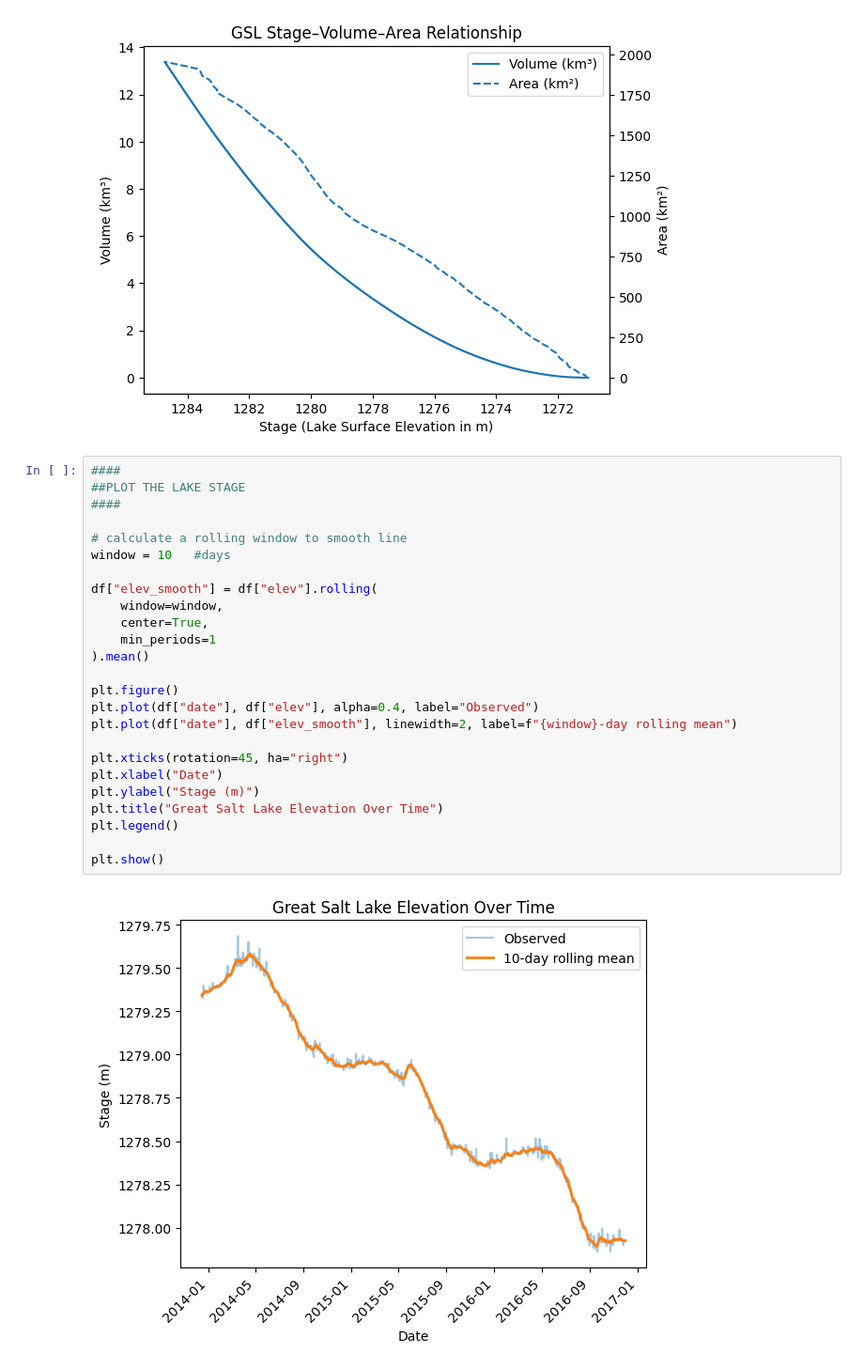
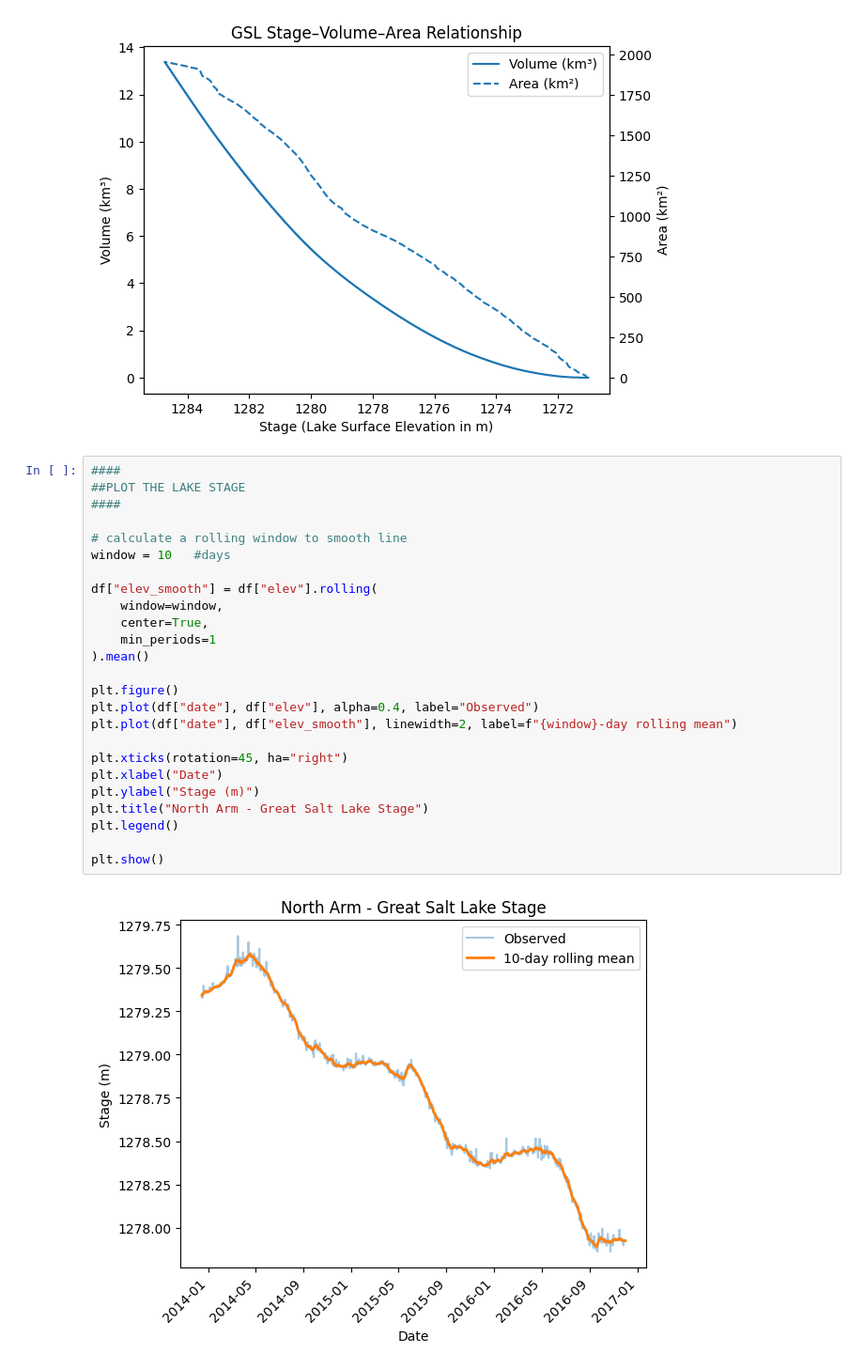
Before and after one commit to cjlinville/NorthArmGSL, a Jupyter notebook: ColtonCalcs_USGS.ipynb, the cells around one changed output. Shown at 94% size. Drawn from its saved outputs; the diff is of its cells as text.

```diff
--- a/ColtonCalcs_USGS.ipynb
+++ b/ColtonCalcs_USGS.ipynb
@@ -101,30 +101,30 @@ plt.show()
 # %%
 ####
 ##PLOT THE LAKE STAGE
 ####
 
 # calculate a rolling window to smooth line
 window = 10   #days
 
 df["elev_smooth"] = df["elev"].rolling(
     window=window,
     center=True,
     min_periods=1
 ).mean()
 
 plt.figure()
 plt.plot(df["date"], df["elev"], alpha=0.4, label="Observed")
 plt.plot(df["date"], df["elev_smooth"], linewidth=2, label=f"{window}-day rolling mean")
 
 plt.xticks(rotation=45, ha="right")
 plt.xlabel("Date")
 plt.ylabel("Stage (m)")
-plt.title("Great Salt Lake Elevation Over Time")
+plt.title("North Arm - Great Salt Lake Stage")
 plt.legend()
 
 plt.show()
 # %% [output]
-[figure, old version]
+[figure, new version]
 # %%
 ####
 ##DETERMINE VOLUME OF LAKE FOR EACH DAY, PLOT, DERIVE RATE
```
Also changed, not shown: parts of 3 cells of this notebook, 3 other files.
